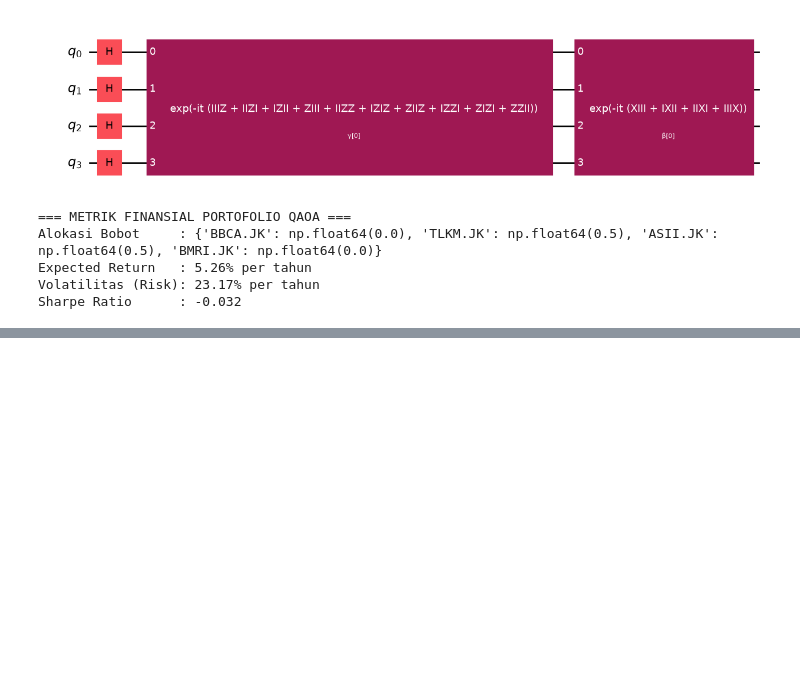
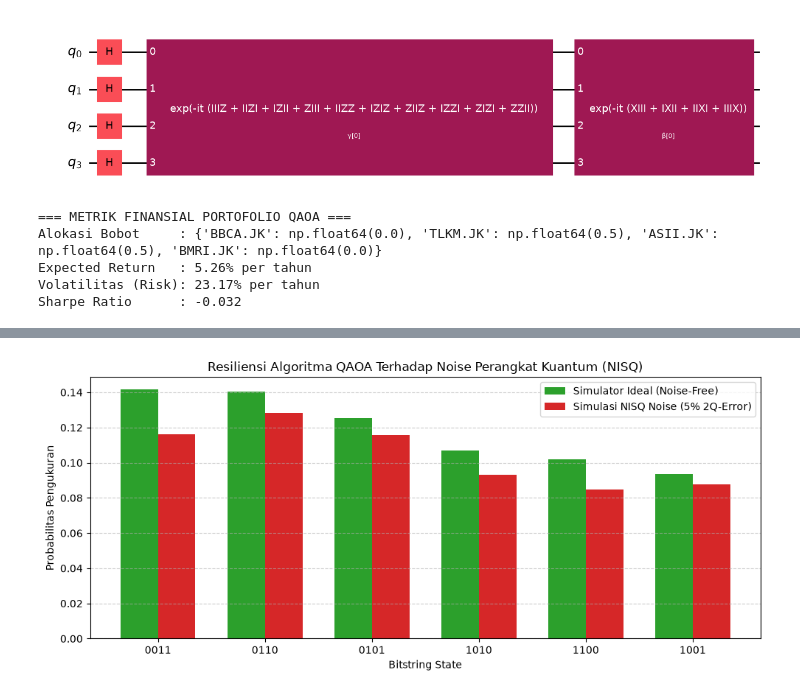
Before and after one commit to SamMorales11/Q-Markowitz, a Jupyter notebook: notebooks/q_markowitz_qaoa.ipynb, the cells around one changed output, grey strips where cells are left out. Drawn from its saved outputs; the diff is of its cells as text; code cells hidden in the pictures; blank space fills up the shorter version.

```diff
--- a/notebooks/q_markowitz_qaoa.ipynb
+++ b/notebooks/q_markowitz_qaoa.ipynb
@@ -204,0 +366,52 @@ Sharpe Ratio      : -0.032
+# %%
+# ==========================================
+# EKSPERIMEN 3: SIMULASI NOISE HARDWARE NISQ
+# ==========================================
+from qiskit_aer.noise import NoiseModel, depolarizing_error
+from qiskit import transpile
+
+# 1. Bangun Noise Model buatan (Simulasi Quantum Hardware Nyata)
+noise_model = NoiseModel()
+# Tambahkan 1% error pada single-qubit gates dan 5% error pada two-qubit entangling gates
+error_1q = depolarizing_error(0.01, 1)
+error_2q = depolarizing_error(0.05, 2)
+noise_model.add_all_qubit_quantum_error(error_1q, ['rx', 'h'])
+noise_model.add_all_qubit_quantum_error(error_2q, ['cx', 'rzz'])
+
+# 2. Siapkan sirkuit QAOA dengan pengukuran eksplisit
+circuit_to_measure = optimal_circuit.copy()
+circuit_to_measure.measure_all()
+
+# 3. Jalankan di AerSimulator (Ideal vs Noisy)
+backend_ideal = AerSimulator()
+backend_noisy = AerSimulator(noise_model=noise_model)
+
+shots = 4096
+ideal_transpiled = transpile(circuit_to_measure, backend_ideal)
+noisy_transpiled = transpile(circuit_to_measure, backend_noisy)
+
+counts_ideal = backend_ideal.run(ideal_transpiled, shots=shots).result().get_counts()
+counts_noisy = backend_noisy.run(noisy_transpiled, shots=shots).result().get_counts()
+
+# Normalisasi menjadi probabilitas
+prob_ideal_sim = {k: v / shots for k, v in counts_ideal.items()}
+prob_noisy_sim = {k: v / shots for k, v in counts_noisy.items()}
+
+# --- VISUALISASI 5: Ideal Simulator vs NISQ Noisy Hardware ---
+eval_states = sorted(prob_ideal_sim.keys(), key=lambda s: prob_ideal_sim[s], reverse=True)[:6]
+x_axis = np.arange(len(eval_states))
+
+plt.figure(figsize=(10, 4.5))
+plt.bar(x_axis - bar_width/2, [prob_ideal_sim.get(s, 0) for s in eval_states], width=bar_width, label="Simulator Ideal (Noise-Free)", color="#2ca02c")
+plt.bar(x_axis + bar_width/2, [prob_noisy_sim.get(s, 0) for s in eval_states], width=bar_width, label="Simulasi NISQ Noise (5% 2Q-Error)", color="#d62728")
+plt.xticks(x_axis, eval_states)
+plt.title("Resiliensi Algoritma QAOA Terhadap Noise Perangkat Kuantum (NISQ)")
+plt.xlabel("Bitstring State")
+plt.ylabel("Probabilitas Pengukuran")
+plt.legend()
+plt.grid(axis='y', linestyle='--', alpha=0.6)
+plt.tight_layout()
+plt.savefig("../assets/nisq_noise_impact.png", dpi=300)
+plt.show()
+# %% [output]
+[figure, added]
```
Also changed, not shown: parts of 2 cells of this notebook, 7 other files.
